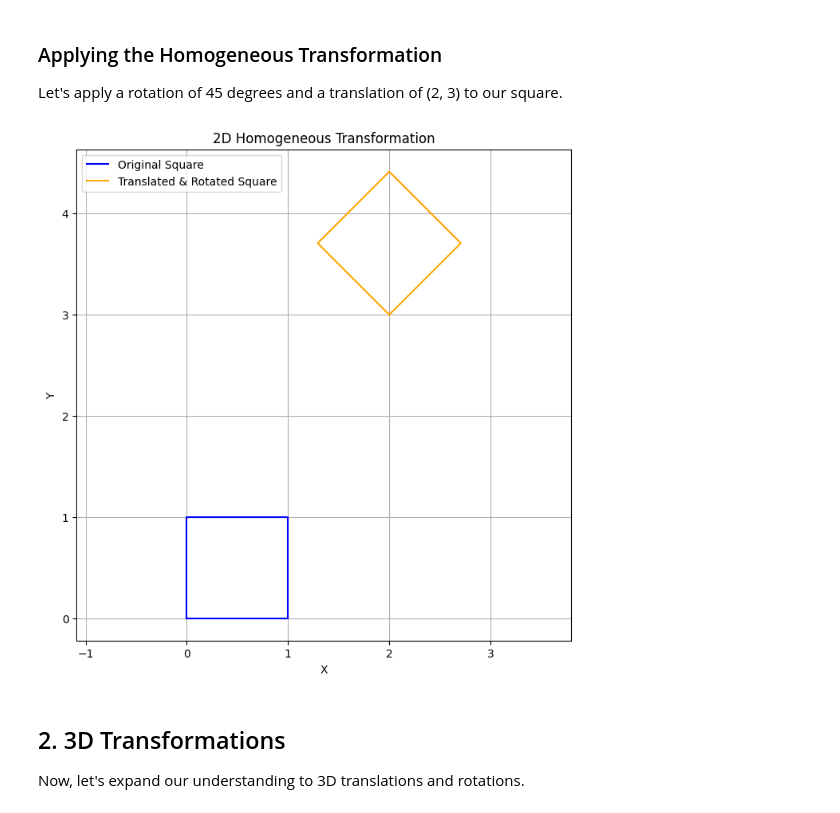
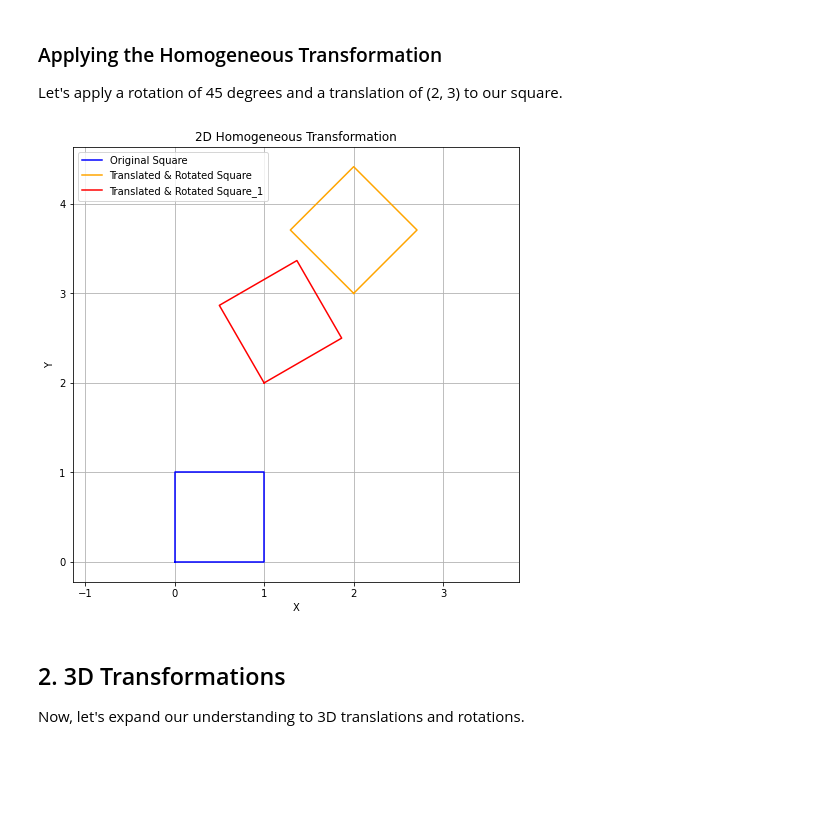
Before and after one commit to kittinook/FRA333-Robotics-Toolbox-Example, a Jupyter notebook: 1_TF.ipynb, the cells around one changed output. Cells and saved outputs as stored; diff of their text form; code cells hidden in the pictures; blank space fills up the shorter version.

```diff
--- a/1_TF.ipynb
+++ b/1_TF.ipynb
@@ -32,23 +32,26 @@ Let's apply a rotation of 45 degrees and a translation of (2, 3) to our square.
 # %%
 # Define a simple square shape
 square = np.array([[0, 0], [1, 0], [1, 1], [0, 1], [0, 0]])
 
 translated_and_rotated_square = homogeneous_transform_2d(square, [2, 3], 45)
+translated_and_rotated_square_1 = homogeneous_transform_2d(square, [1, 2], 30)
 
 # Plot
 plt.figure(figsize=(8, 8))
 plt.plot(square[:, 0], square[:, 1], label='Original Square', color='blue')
 plt.plot(translated_and_rotated_square[:, 0], translated_and_rotated_square[:, 1],
          label='Translated & Rotated Square', color='orange')
+plt.plot(translated_and_rotated_square_1[:, 0], translated_and_rotated_square_1[:, 1],
+         label='Translated & Rotated Square_1', color='red')
 plt.grid(True)
 plt.axis('equal')
 plt.xlabel('X')
 plt.ylabel('Y')
 plt.legend()
 plt.title('2D Homogeneous Transformation')
 plt.show()
 # %% [output]
-[figure, old version]
+[figure, new version]
 # %% [markdown]
 ## 2. 3D Transformations
 Now, let's expand our understanding to 3D translations and rotations.
```
Also changed, not shown: parts of 2 cells of this notebook, 12 other files.
